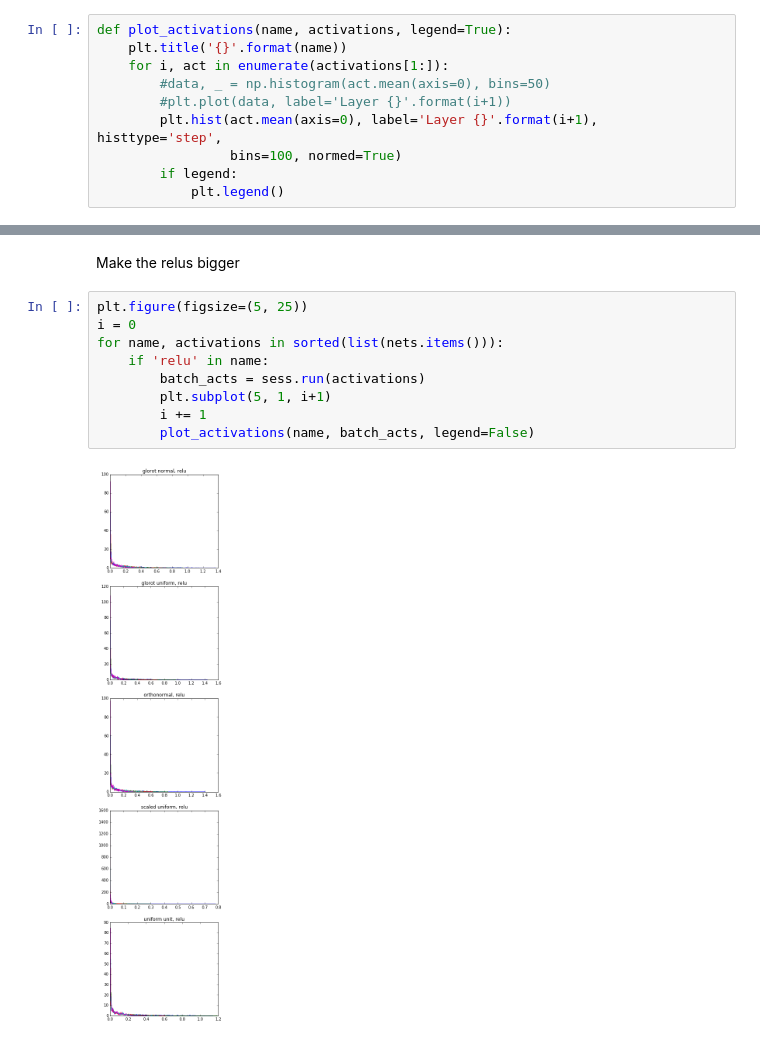
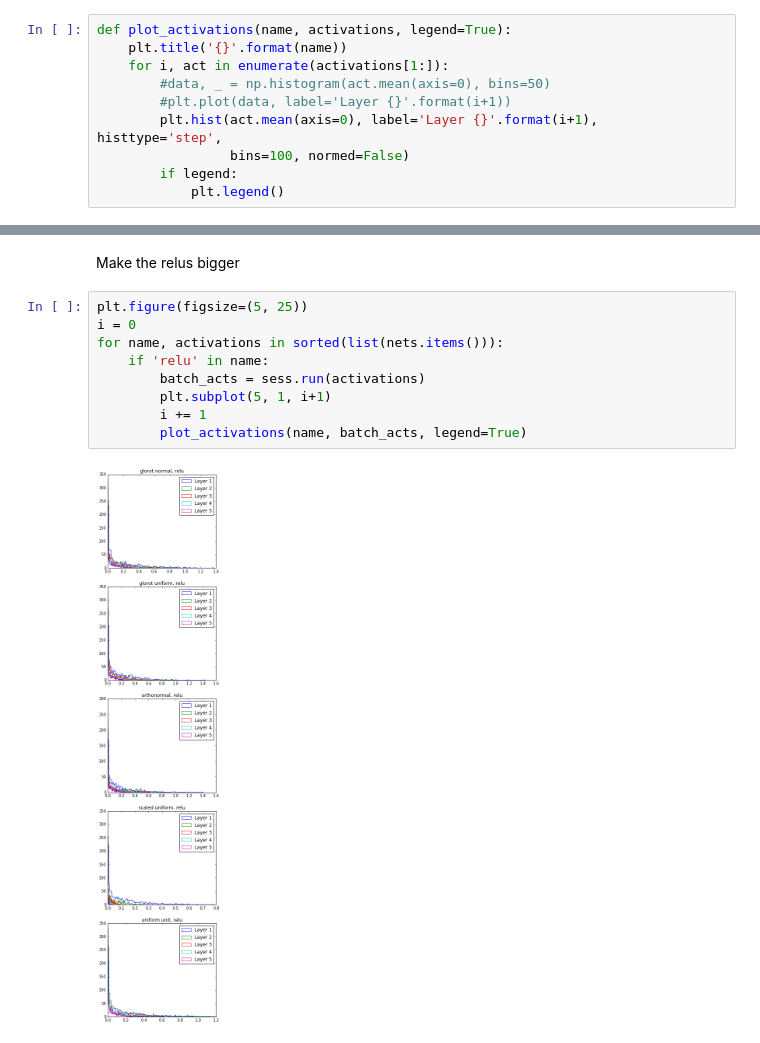
Before and after one commit to PFCM/odds-and-ends, a Jupyter notebook: Glorot pictures.ipynb, the cells around one changed output, grey strips where cells are left out. Cells and saved outputs as stored; diff of their text form.

```diff
--- a/Glorot pictures.ipynb
+++ b/Glorot pictures.ipynb
@@ -132,7 +132,7 @@ def plot_activations(name, activations, legend=True):
         #data, _ = np.histogram(act.mean(axis=0), bins=50)
         #plt.plot(data, label='Layer {}'.format(i+1))
         plt.hist(act.mean(axis=0), label='Layer {}'.format(i+1), histtype='step',
-                 bins=100, normed=True)
+                 bins=100, normed=False)
         if legend:
             plt.legend()
 # %%
@@ -168,11 +168,11 @@ Make the relus bigger
 # %%
 plt.figure(figsize=(5, 25))
 i = 0
 for name, activations in sorted(list(nets.items())):
     if 'relu' in name:
         batch_acts = sess.run(activations)
         plt.subplot(5, 1, i+1)
         i += 1
-        plot_activations(name, batch_acts, legend=False)
+        plot_activations(name, batch_acts, legend=True)
 # %% [output]
-[figure, old version]
+[figure, new version]
```
Also changed, not shown: parts of 2 cells of this notebook.
